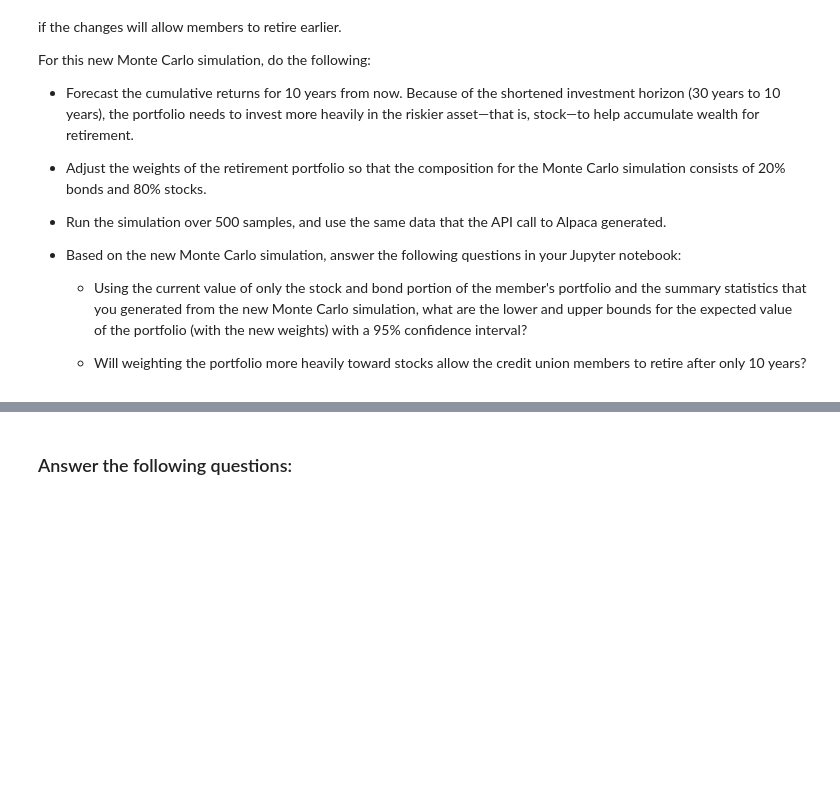
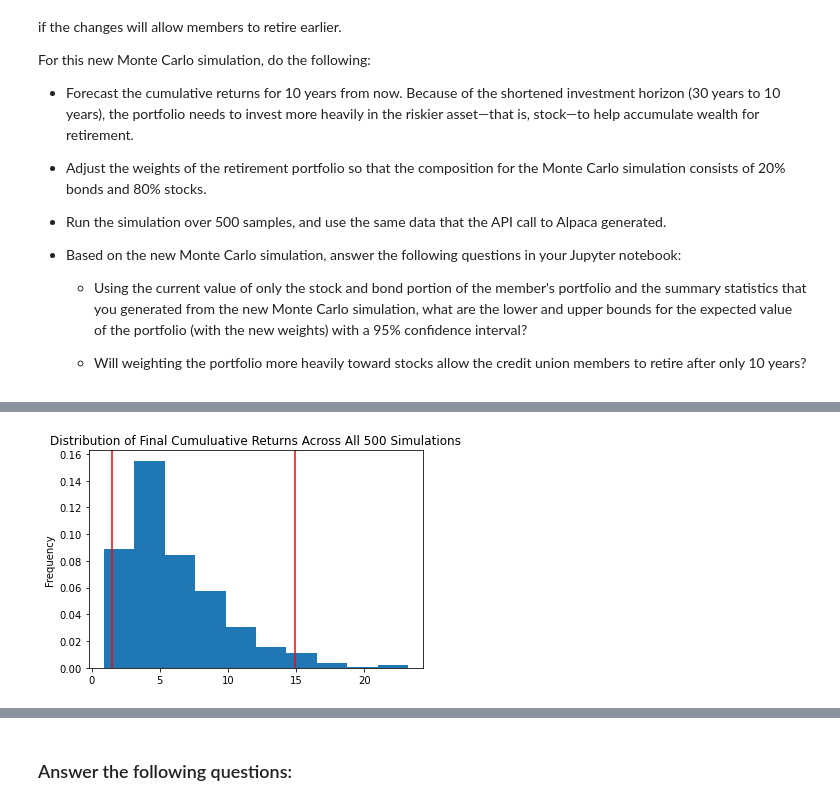
Before and after one commit to justcb/financial_planning, a Jupyter notebook: financial_planning_tools.ipynb, the cells around one changed output, grey strips where cells are left out. Saved outputs shown, nothing was run; the diff lists cells and outputs as text; code cells hidden in the pictures; blank space fills up the shorter version.

```diff
--- a/financial_planning_tools.ipynb
+++ b/financial_planning_tools.ipynb
@@ -530,7 +692,9 @@ For this new Monte Carlo simulation, do the following:
 # %%
 # Visualize the probability distribution of the 10-year Monte Carlo simulation
 # by plotting a histogram
-# YOUR CODE HERE
+MC_dist_plot = MC_tenyear.plot_distribution()
+# %% [output]
+[figure, added]
 # %%
 # Generate summary statistics from the 10-year Monte Carlo simulation results
 # Save the results as a variable
```
Also changed, not shown: parts of 29 cells of this notebook.
